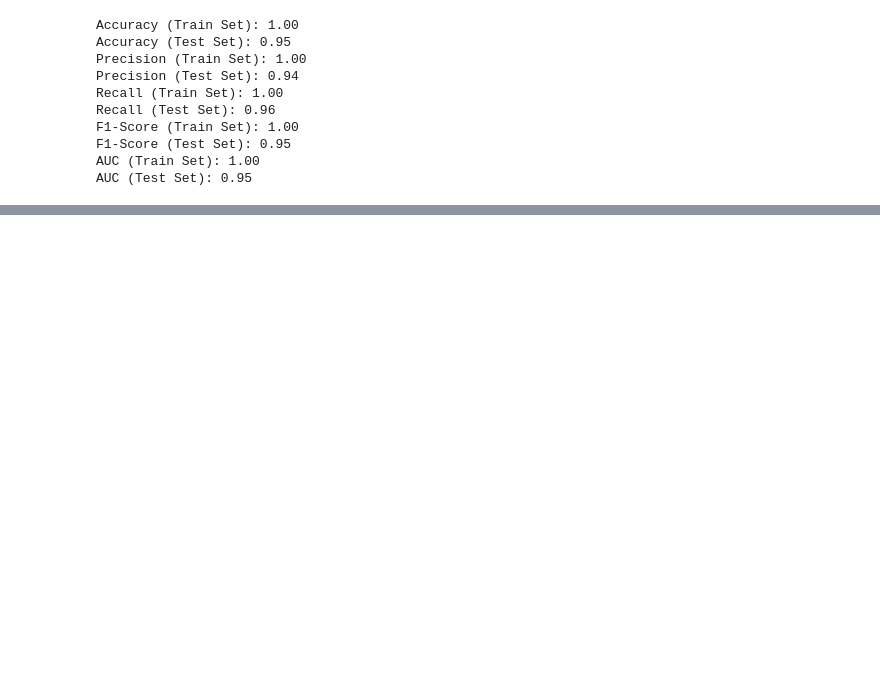
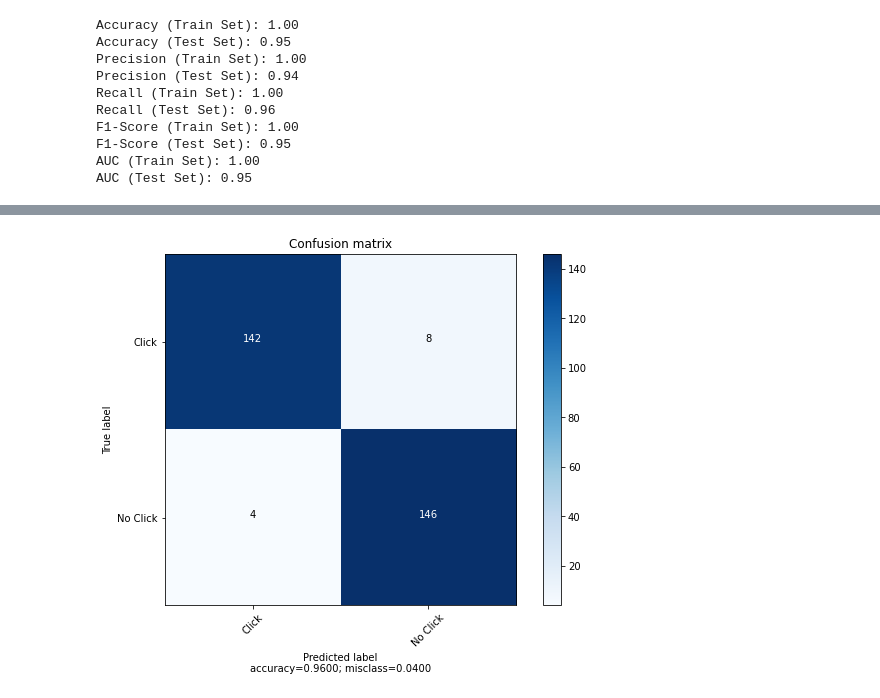
Before and after one commit to audryannoor/Predict-Clicked-Ads-Customer-Classification-by-using-Machine-Learning, a Jupyter notebook: Rafif Noor Audryan_Predict Clicked Ads Customer Classification by using Machine Learning.ipynb, the cells around one changed output, grey strips where cells are left out. Cells and saved outputs as stored; diff of their text form; code cells hidden in the pictures; blank space fills up the shorter version.

```diff
--- a/Rafif Noor Audryan_Predict Clicked Ads Customer Classification by using Machine Learning.ipynb
+++ b/Rafif Noor Audryan_Predict Clicked Ads Customer Classification by using Machine Learning.ipynb
@@ -1132,0 +1323,8 @@ Best C: 0.08858667904100823
+# %%
+from xgboost import XGBClassifier, XGBRegressor
+xg = XGBClassifier(random_state=24)
+xg.fit(X_train_norm, y_train)
+
+y_train_pred = xg.predict(X_train_norm)
+y_pred = xg.predict(X_test_norm)
+eval_classification(xg,y_train_pred,y_pred,y_train,y_test)
@@ -1132,0 +1344,26 @@ Best C: 0.08858667904100823
+# %%
+from sklearn.model_selection import RandomizedSearchCV, GridSearchCV
+
+#Menjadikan ke dalam bentuk dictionary
+hyperparameters = {
+                    'max_depth' : [int(x) for x in np.linspace(10, 110, num = 11)],
+                    'min_child_weight' : [int(x) for x in np.linspace(1, 20, num = 11)],
+                    'gamma' : [float(x) for x in np.linspace(0, 1, num = 11)],
+                    'tree_method' : ['auto', 'exact', 'approx', 'hist'],
+
+                    'colsample_bytree' : [float(x) for x in np.linspace(0, 1, num = 11)],
+                    'eta' : [float(x) for x in np.linspace(0, 1, num = 100)],
+
+                    'lambda' : [float(x) for x in np.linspace(0, 1, num = 11)],
+                    'alpha' : [float(x) for x in np.linspace(0, 1, num = 11)]
+                    }
+
+# Init
+xg = XGBClassifier(random_state=42)
+xg_tuned = RandomizedSearchCV(xg, hyperparameters, cv=5, random_state=24, scoring='recall')
+xg_tuned.fit(X_train_norm,y_train)
+
+y_train_pred = xg_tuned.predict(X_train_norm)
+y_test_pred = xg_tuned.predict(X_test_norm)
+
+eval_classification(xg_tuned,y_train_pred,y_test_pred,y_train,y_test)
@@ -1132,0 +1503,12 @@ Best C: 0.08858667904100823
+# %%
+gbc_tuned.fit(X_train_norm,y_train)
+y_train_pred = gbc_tuned.predict(X_train_norm)
+y_test_pred = gbc_tuned.predict(X_test_norm)
+
+
+cm = confusion_matrix(y_test, y_test_pred)
+target_names = ['Click','No Click']
+
+plot_confusion_matrix(cm, target_names, title='Confusion matrix', cmap=None,normalize=False)
+# %% [output]
+[figure, added]
```
Also changed, not shown: parts of 104 cells of this notebook.
